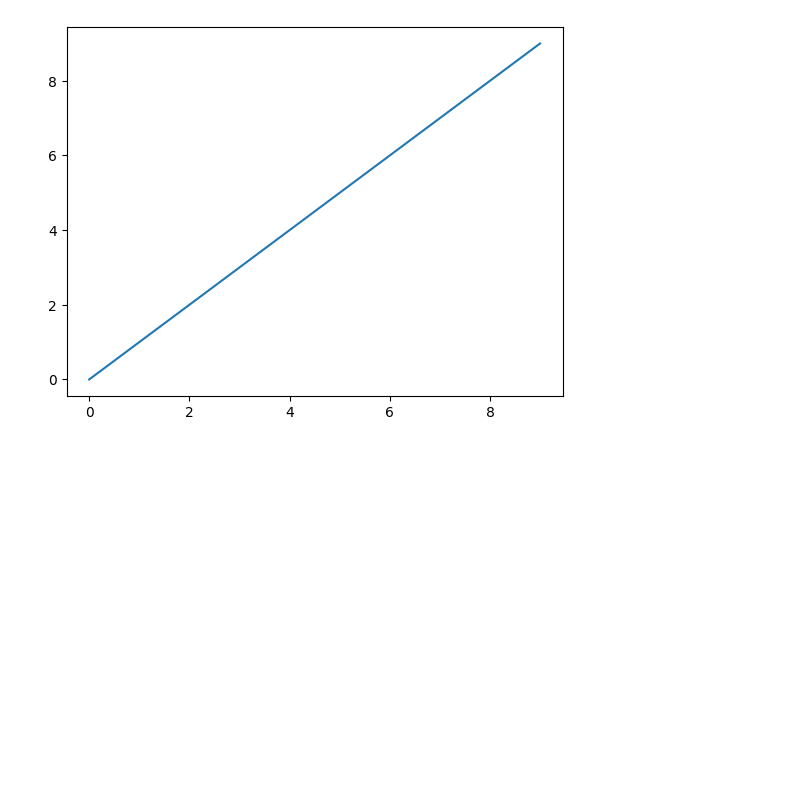
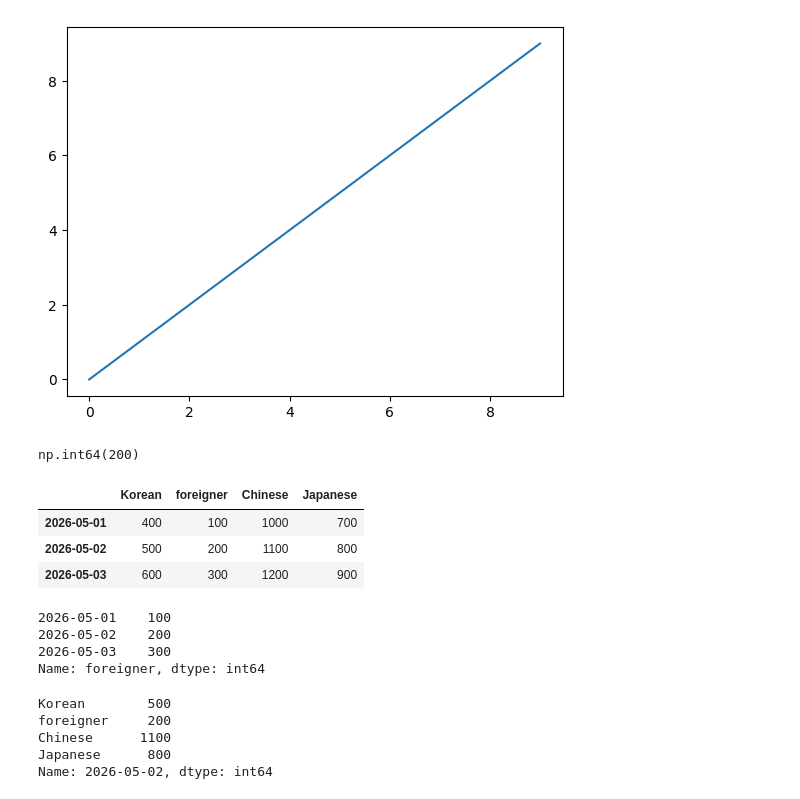
Before and after one commit to ilikekoko/python260527, a Jupyter notebook: DemoPandas.ipynb, the cells around one changed output. Cells and saved outputs as stored; diff of their text form; code cells hidden in the pictures; blank space fills up the shorter version.

```diff
--- a/DemoPandas.ipynb
+++ b/DemoPandas.ipynb
@@ -10,3 +10,47 @@ plt.plot(np.arange(10))
 # %% [output]
 [<matplotlib.lines.Line2D at 0x...>]
 [figure]
+# %%
+# 판다스 선언
+import pandas as pd
+from pandas import Series, DataFrame
+
+# 시리즈 형식을 사용
+myCampus = Series([100, 200, 300],
+                  index=['2026-05-01', '2026-05-02', '2026-05-03'])
+#슬라이싱
+myCampus['2026-05-02']
+# %% [output]
+np.int64(200)
+# %%
+data = {"foreigner": [100, 200, 300],
+        "Korean": [400, 500, 600],
+        "Japanese": [700, 800, 900],
+        "Chinese": [1000, 1100, 1200]}
+
+
+data
+df = DataFrame(data, columns=['Korean', 'foreigner', 'Chinese', 'Japanese'], index=['2026-05-01', '2026-05-02', '2026-05-03'])
+df
+# %% [output]
+|  | Korean | foreigner | Chinese | Japanese |
+| 2026-05-01 | 400 | 100 | 1000 | 700 |
+| 2026-05-02 | 500 | 200 | 1100 | 800 |
+| 2026-05-03 | 600 | 300 | 1200 | 900 |
+# %%
+# 특정컬럼 슬라이싱
+df["foreigner"]
+# %% [output]
+2026-05-01    100
+2026-05-02    200
+2026-05-03    300
+Name: foreigner, dtype: int64
+# %%
+# 날짜가 인덱스 (슬라이싱)
+df.loc['2026-05-02']
+# %% [output]
+Korean        500
+foreigner     200
+Chinese      1100
+Japanese      800
+Name: 2026-05-02, dtype: int64
```
Also changed, not shown: parts of 9 cells of this notebook, 10 other files.
